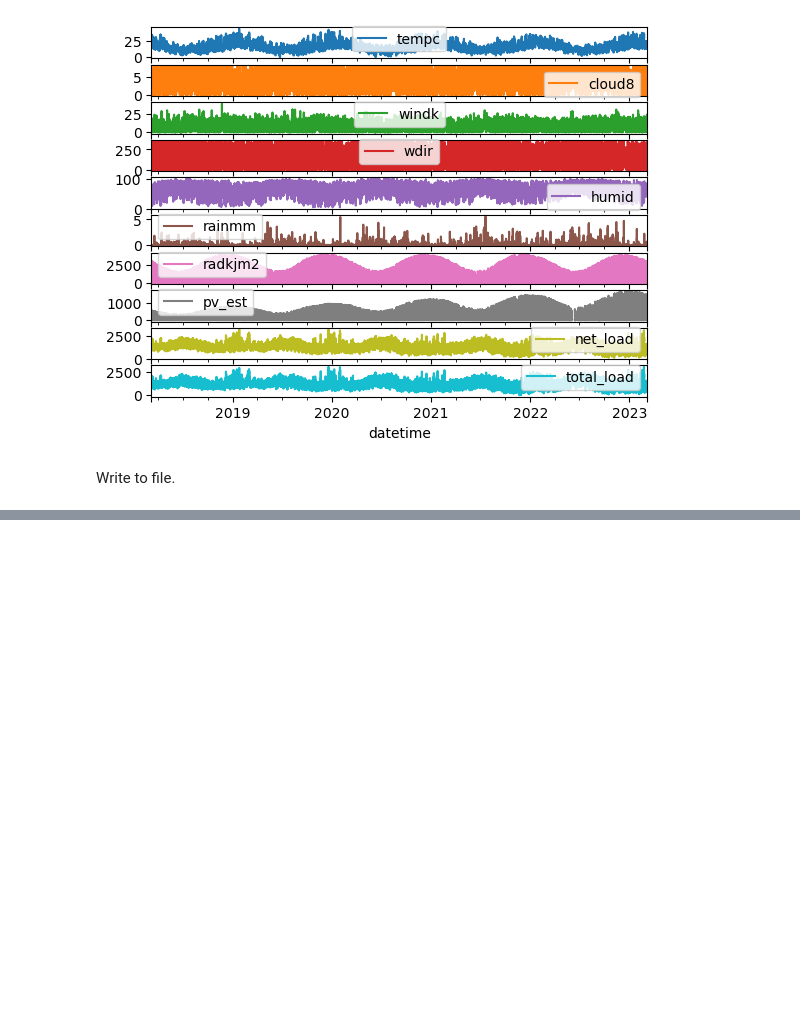
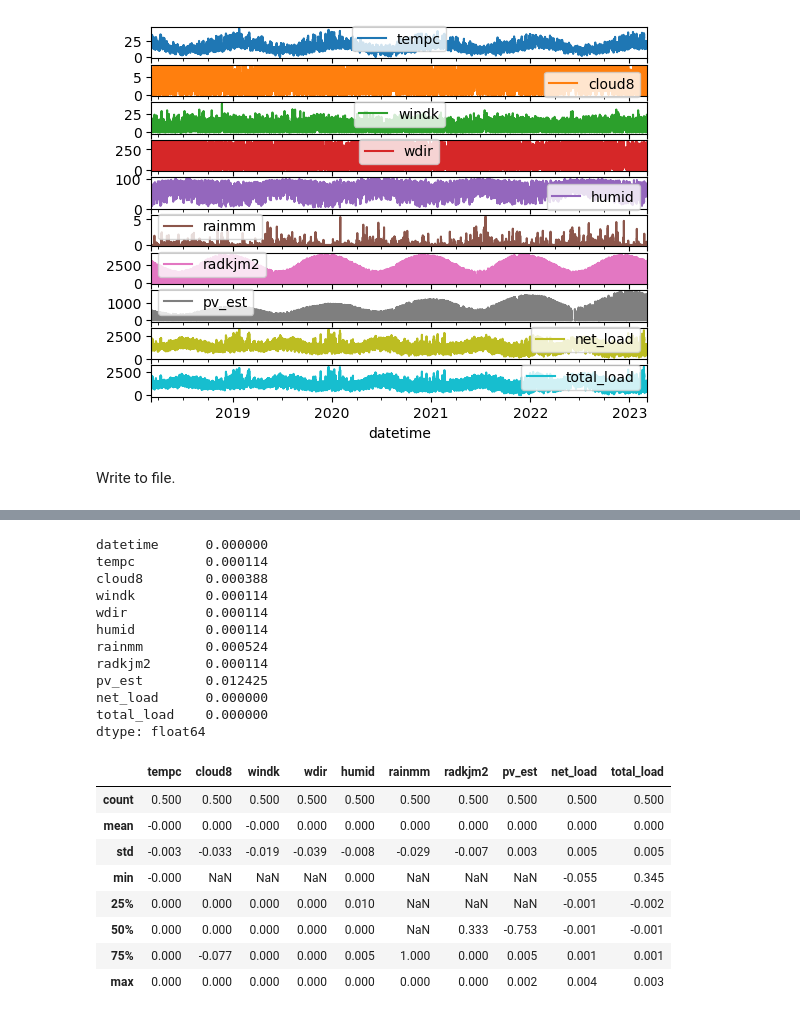
Before and after one commit to chaserobertson/tesla-stlf, a Jupyter notebook: notebooks/full_merge.ipynb, the cells around one changed output, grey strips where cells are left out. Cells and saved outputs as stored; diff of their text form; code cells hidden in the pictures; blank space fills up the shorter version.

```diff
--- a/notebooks/full_merge.ipynb
+++ b/notebooks/full_merge.ipynb
@@ -99,0 +134,25 @@ merged.to_csv('../data/sa/merged_interpolated.csv', index=False)
+# %%
+print(merged_hour.isna().mean())
+((merged.describe() - merged_hour.describe()) / merged.describe()).round(3)
+# %% [output]
+datetime      0.000000
+tempc         0.000114
+cloud8        0.000388
+windk         0.000114
+wdir          0.000114
+humid         0.000114
+rainmm        0.000524
+radkjm2       0.000114
+pv_est        0.012425
+net_load      0.000000
+total_load    0.000000
+dtype: float64
+|  | tempc | cloud8 | windk | wdir | humid | rainmm | radkjm2 | pv_est | net_load | total_load |
+| count | 0.500 | 0.500 | 0.500 | 0.500 | 0.500 | 0.500 | 0.500 | 0.500 | 0.500 | 0.500 |
+| mean | -0.000 | 0.000 | -0.000 | 0.000 | 0.000 | 0.000 | 0.000 | 0.000 | 0.000 | 0.000 |
+| std | -0.003 | -0.033 | -0.019 | -0.039 | -0.008 | -0.029 | -0.007 | 0.003 | 0.005 | 0.005 |
+| min | -0.000 | NaN | NaN | NaN | 0.000 | NaN | NaN | NaN | -0.055 | 0.345 |
+| 25% | 0.000 | 0.000 | 0.000 | 0.000 | 0.010 | NaN | NaN | NaN | -0.001 | -0.002 |
+| 50% | 0.000 | 0.000 | 0.000 | 0.000 | 0.000 | NaN | 0.333 | -0.753 | -0.001 | -0.001 |
+| 75% | 0.000 | -0.077 | 0.000 | 0.000 | 0.005 | 1.000 | 0.000 | 0.005 | 0.001 | 0.001 |
+| max | 0.000 | 0.000 | 0.000 | 0.000 | 0.000 | 0.000 | 0.000 | 0.002 | 0.004 | 0.003 |
```
Also changed, not shown: parts of 12 cells of this notebook, 1 other file.
